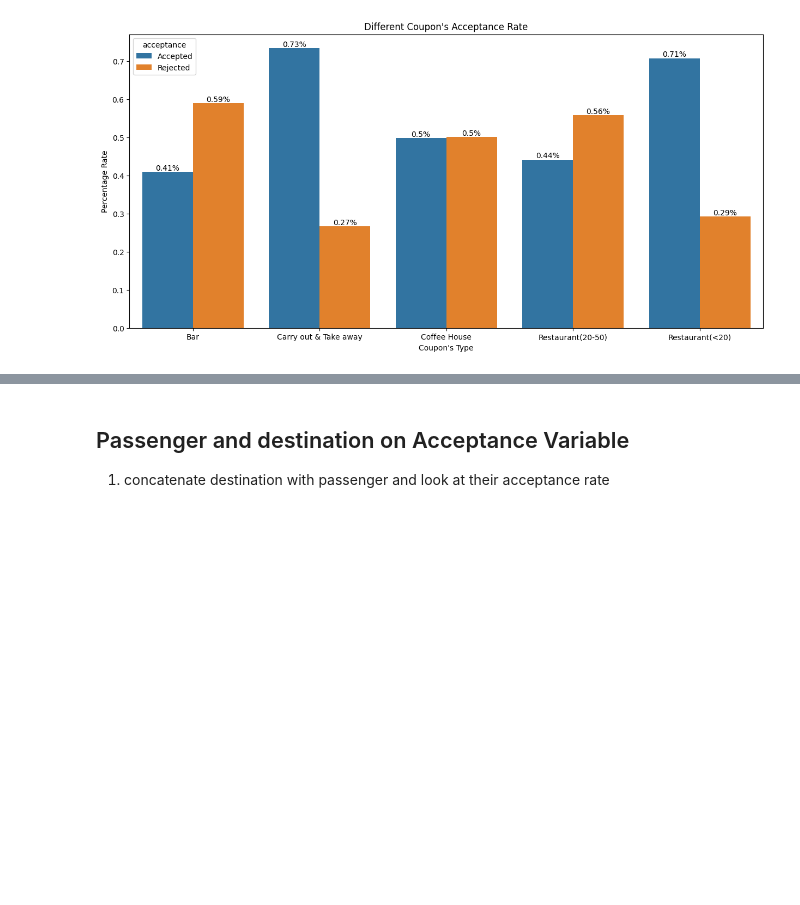
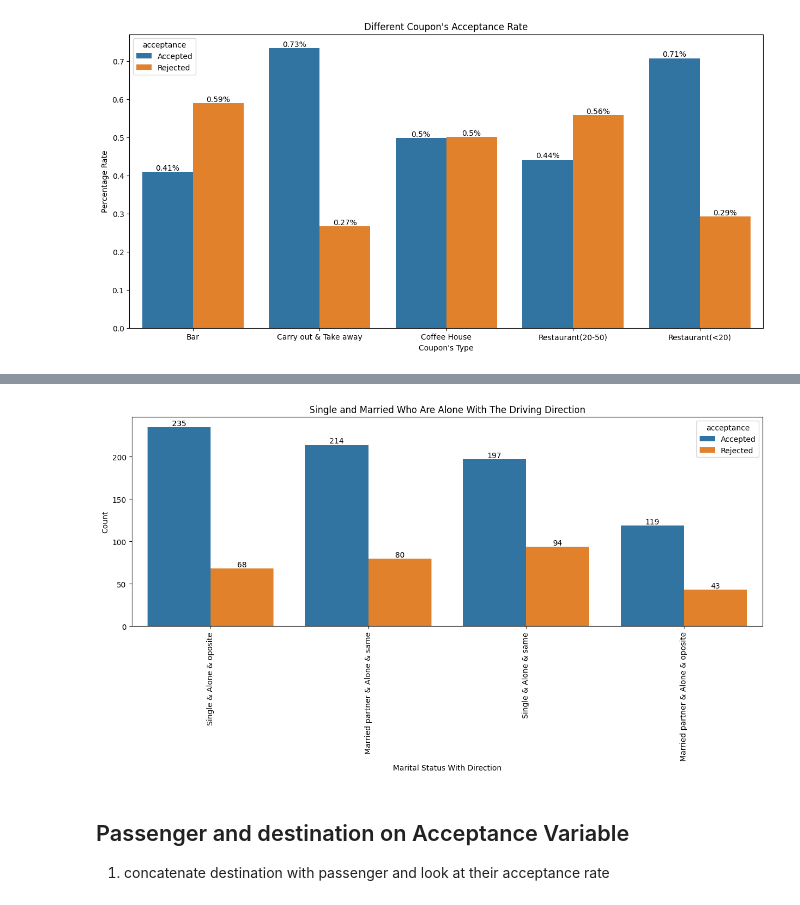
Before and after one commit to arezazadeh/EDA-Coupon_Acceptance, a Jupyter notebook: coupon_activity.ipynb, the cells around one changed output, grey strips where cells are left out. Drawn from its saved outputs; the diff is of its cells as text; code cells hidden in the pictures; blank space fills up the shorter version.

```diff
--- a/coupon_activity.ipynb
+++ b/coupon_activity.ipynb
@@ -737,3 +835,44 @@ for i in coupons_plt.containers:
+# %%
+# adding "direction" to our analysis
+
+grpby_marrital_pass_dir = take_aways.groupby("maritalStatus")[["acceptance", "passanger", "dir"]]
+
+marital_passanger_dir = grpby_marrital_pass_dir.value_counts().reset_index()
+
+marital_passanger_dir["marital_passanger_dir"] = marital_passanger_dir["maritalStatus"] + " & " + marital_passanger_dir["passanger"] + " & " + marital_passanger_dir["dir"]
+
+
+# sorting the count of coupons from bigger to smaller
+marital_passanger_dir.sort_values(by=0, ascending=False, inplace=True)
+
+marital_status_list = [
+    "Single & Alone & oposite",
+    "Single & Alone & same",
+    "Married partner & Alone & oposite",
+    "Married partner & Alone & same"
+]
+
+# filtering the above results with Single/Married Alone on both oposite or same direction
+
+filter_alone = marital_passanger_dir.query("marital_passanger_dir in @marital_status_list")
+# %%
+# plotting
+
+plt.figure(figsize=(15,5))
+
+filter_alone_plt = sns.barplot(data=filter_alone, x="marital_passanger_dir", y=0, hue="acceptance")
+
+filter_alone_plt.set(
+    title="Single and Married Who Are Alone With The Driving Direction",
+    ylabel="Count",
+    xlabel="Marital Status With Direction"
+)
+plt.xticks(rotation=90);
+
+for label in filter_alone_plt.containers:
+    filter_alone_plt.bar_label(label, )
+# %% [output]
+[figure, added]
 # %% [markdown]
 ## Passenger and destination on Acceptance Variable
 
```
Also changed, not shown: parts of 11 cells of this notebook, 27 other files.
